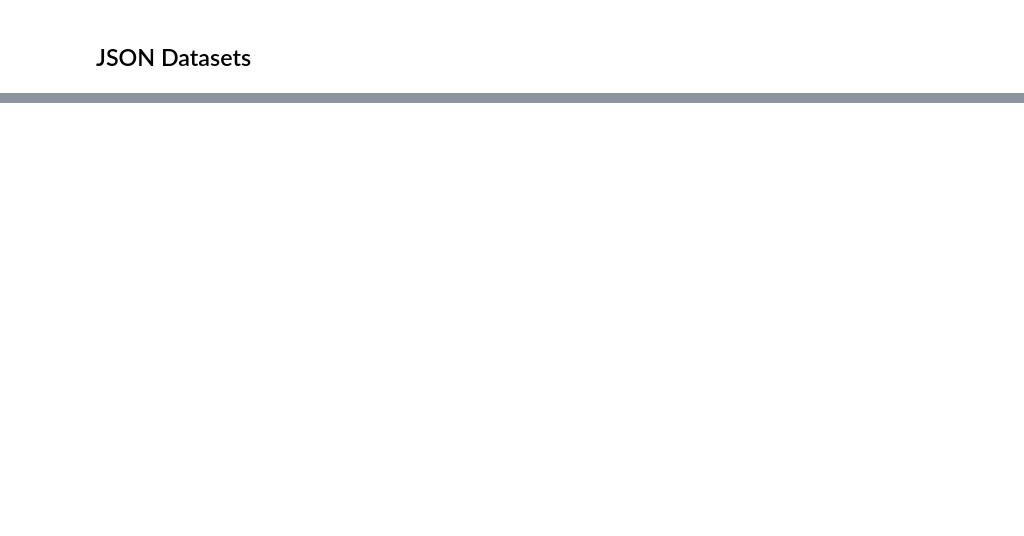
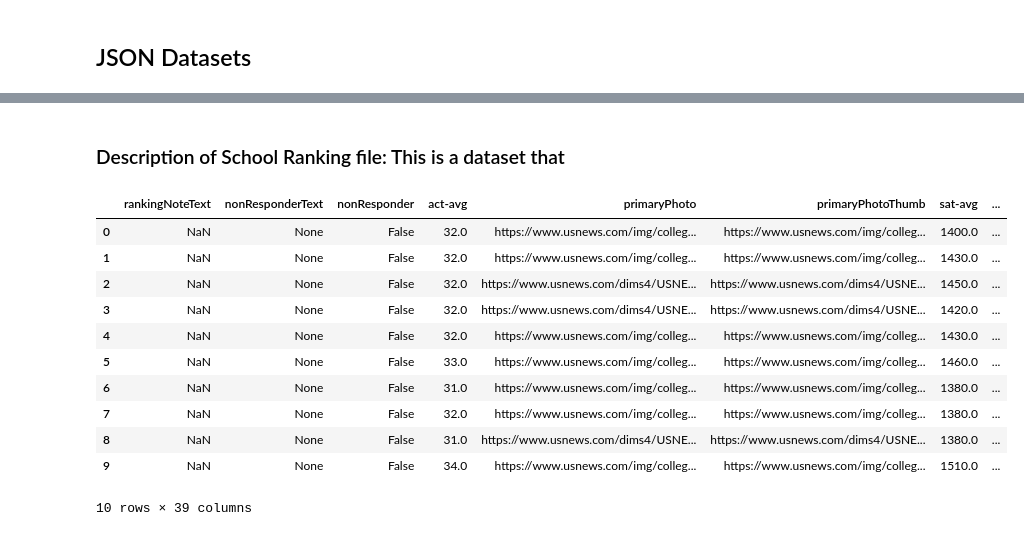
Before and after one commit to Helzheng123/datasci_1_loading, a Jupyter notebook: hha507_wk1_assignment.ipynb, the cells around one changed output, grey strips where cells are left out. Saved outputs shown, nothing was run; the diff lists cells and outputs as text; code cells hidden in the pictures; blank space fills up the shorter version.

```diff
--- a/hha507_wk1_assignment.ipynb
+++ b/hha507_wk1_assignment.ipynb
@@ -178,0 +255,18 @@ import requests
+# %% [markdown]
+### Description of School Ranking file: This is a dataset that
+# %%
+school_ranking = pd.read_json('schoolInfo.json')
+school_ranking.head(10)
+# %% [output]
+|  | rankingNoteText | nonResponderText | nonResponder | act-avg | primaryPhoto | primaryPhotoThumb | sat-avg | ... |
+| 0 | NaN | None | False | 32.0 | https://www.usnews.com/img/colleg... | https://www.usnews.com/img/colleg... | 1400.0 | ... |
+| 1 | NaN | None | False | 32.0 | https://www.usnews.com/img/colleg... | https://www.usnews.com/img/colleg... | 1430.0 | ... |
+| 2 | NaN | None | False | 32.0 | https://www.usnews.com/dims4/USNE... | https://www.usnews.com/dims4/USNE... | 1450.0 | ... |
+| 3 | NaN | None | False | 32.0 | https://www.usnews.com/dims4/USNE... | https://www.usnews.com/dims4/USNE... | 1420.0 | ... |
+| 4 | NaN | None | False | 32.0 | https://www.usnews.com/img/colleg... | https://www.usnews.com/img/colleg... | 1430.0 | ... |
+| 5 | NaN | None | False | 33.0 | https://www.usnews.com/img/colleg... | https://www.usnews.com/img/colleg... | 1460.0 | ... |
+| 6 | NaN | None | False | 31.0 | https://www.usnews.com/img/colleg... | https://www.usnews.com/img/colleg... | 1380.0 | ... |
+| 7 | NaN | None | False | 32.0 | https://www.usnews.com/img/colleg... | https://www.usnews.com/img/colleg... | 1380.0 | ... |
+| 8 | NaN | None | False | 31.0 | https://www.usnews.com/dims4/USNE... | https://www.usnews.com/dims4/USNE... | 1380.0 | ... |
+| 9 | NaN | None | False | 34.0 | https://www.usnews.com/img/colleg... | https://www.usnews.com/img/colleg... | 1510.0 | ... |
+10 rows × 39 columns
```
Also changed, not shown: parts of 9 cells of this notebook.
